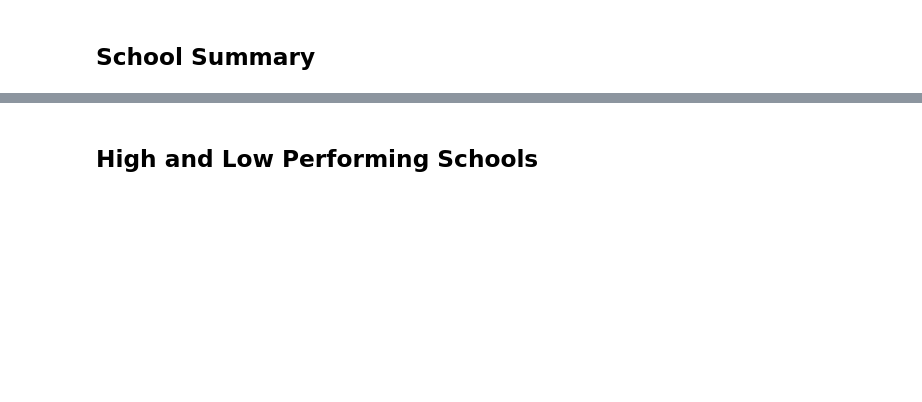
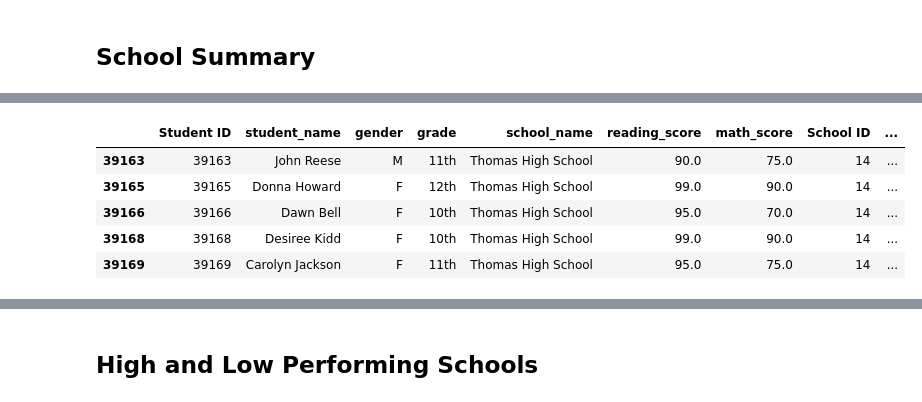
Before and after one commit to rrbauman/School_District_Analysis, a Jupyter notebook: PyCitySchools_Challenge.ipynb, the cells around one changed output, grey strips where cells are left out. Cells and saved outputs as stored; diff of their text form; code cells hidden in the pictures; blank space fills up the shorter version.

```diff
--- a/PyCitySchools_Challenge.ipynb
+++ b/PyCitySchools_Challenge.ipynb
@@ -209,4 +270,13 @@ per_school_summary_df
 # %%
 # Step 7. Get all the students passing reading from THS
+ths_pass_reading_df = non_ninth_grade_thomas.loc[(non_ninth_grade_thomas["reading_score"] >= 70)]
+ths_pass_reading_df.tail()
+# %% [output]
+|  | Student ID | student_name | gender | grade | school_name | reading_score | math_score | School ID | ... |
+| 39163 | 39163 | John Reese | M | 11th | Thomas High School | 90.0 | 75.0 | 14 | ... |
+| 39165 | 39165 | Donna Howard | F | 12th | Thomas High School | 99.0 | 90.0 | 14 | ... |
+| 39166 | 39166 | Dawn Bell | F | 10th | Thomas High School | 95.0 | 70.0 | 14 | ... |
+| 39168 | 39168 | Desiree Kidd | F | 10th | Thomas High School | 99.0 | 90.0 | 14 | ... |
+| 39169 | 39169 | Carolyn Jackson | F | 11th | Thomas High School | 95.0 | 75.0 | 14 | ... |
 # %%
 # Step 8. Get all the students passing math and reading from THS
```
Also changed, not shown: parts of 54 cells of this notebook.
